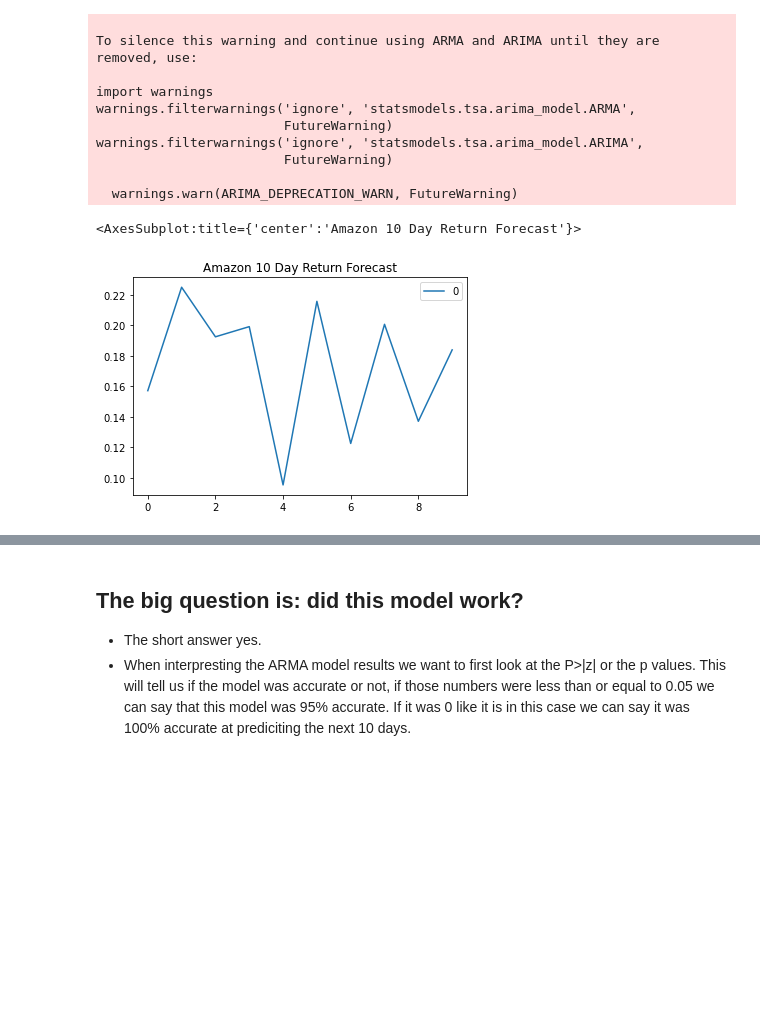
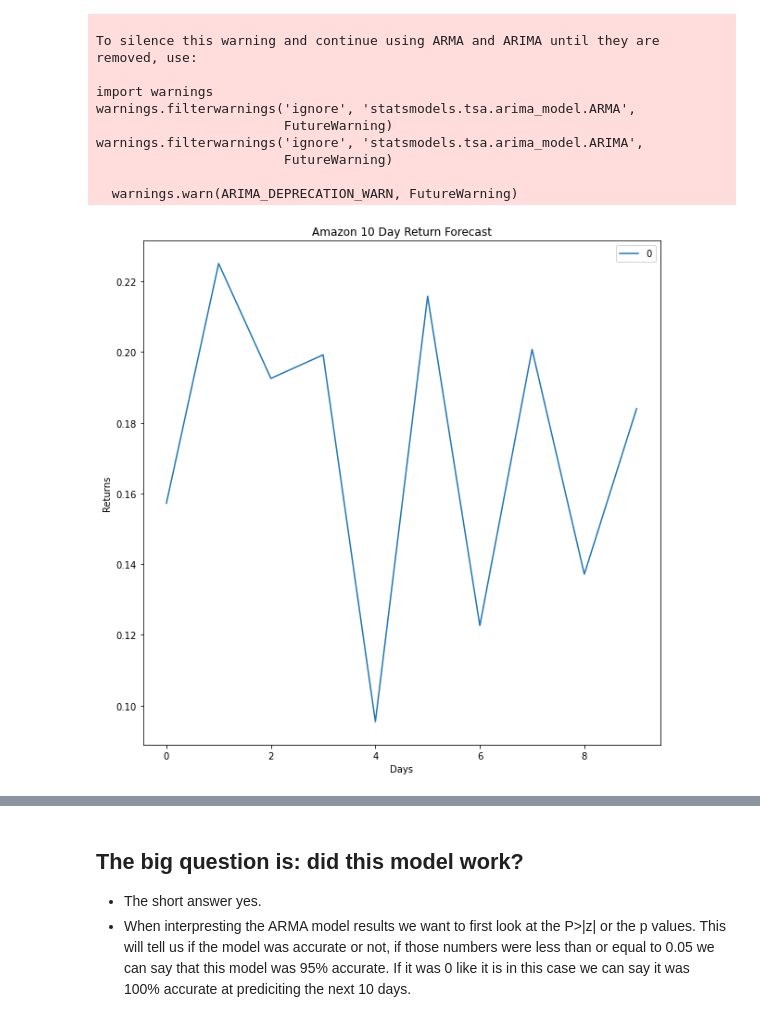
Before and after one commit to justinm329/Time-Series-Blog, a Jupyter notebook: Time_series_explained.ipynb, the cells around one changed output, grey strips where cells are left out. Saved outputs shown, nothing was run; the diff lists cells and outputs as text; code cells hidden in the pictures; blank space fills up the shorter version.

```diff
--- a/Time_series_explained.ipynb
+++ b/Time_series_explained.ipynb
@@ -152,11 +155,10 @@ warnings.filterwarnings('ignore', 'statsmodels.tsa.arima_model.ARIMA',
 results = model.fit()
 # %%
 # We will now plot the forecasted return for the next 10 days for the return on the amazon stock
-amzn_forecast = pd.DataFrame(results.forecast(steps = 10)[0]).plot(title = "Amazon 10 Day Return Forecast")
-amzn_forecast
+amzn_forecast = pd.DataFrame(results.forecast(steps = 10)[0]).plot(title = "Amazon 10 Day Return Forecast", xlabel = "Days", ylabel = "Returns", figsize = (10,10))
+amzn_forecast;
 # %% [output]
-<AxesSubplot:title={'center':'Amazon 10 Day Return Forecast'}>
-[figure, old version]
+[figure, new version]
 # %%
 # Plot the summary of the model
 results.summary()
```
Also changed, not shown: parts of 25 cells of this notebook, 1 other file.
